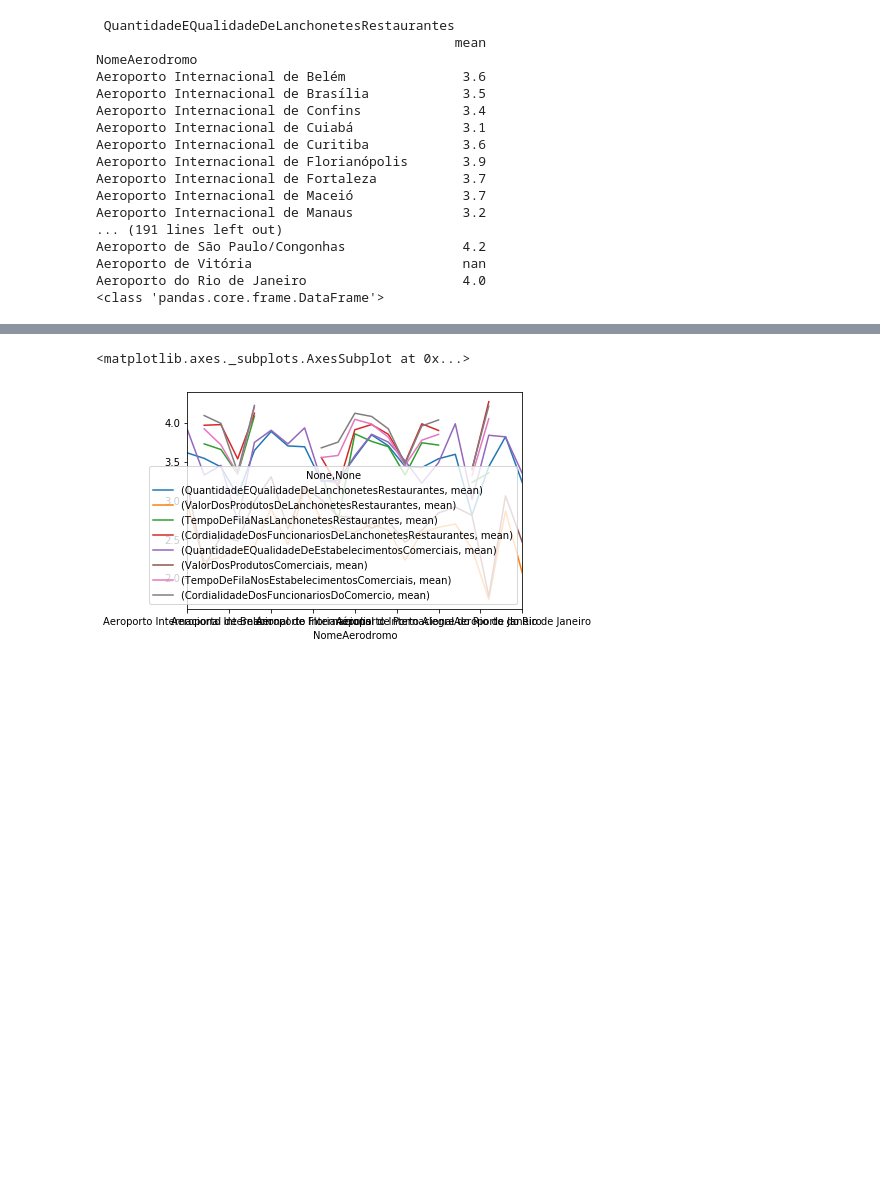
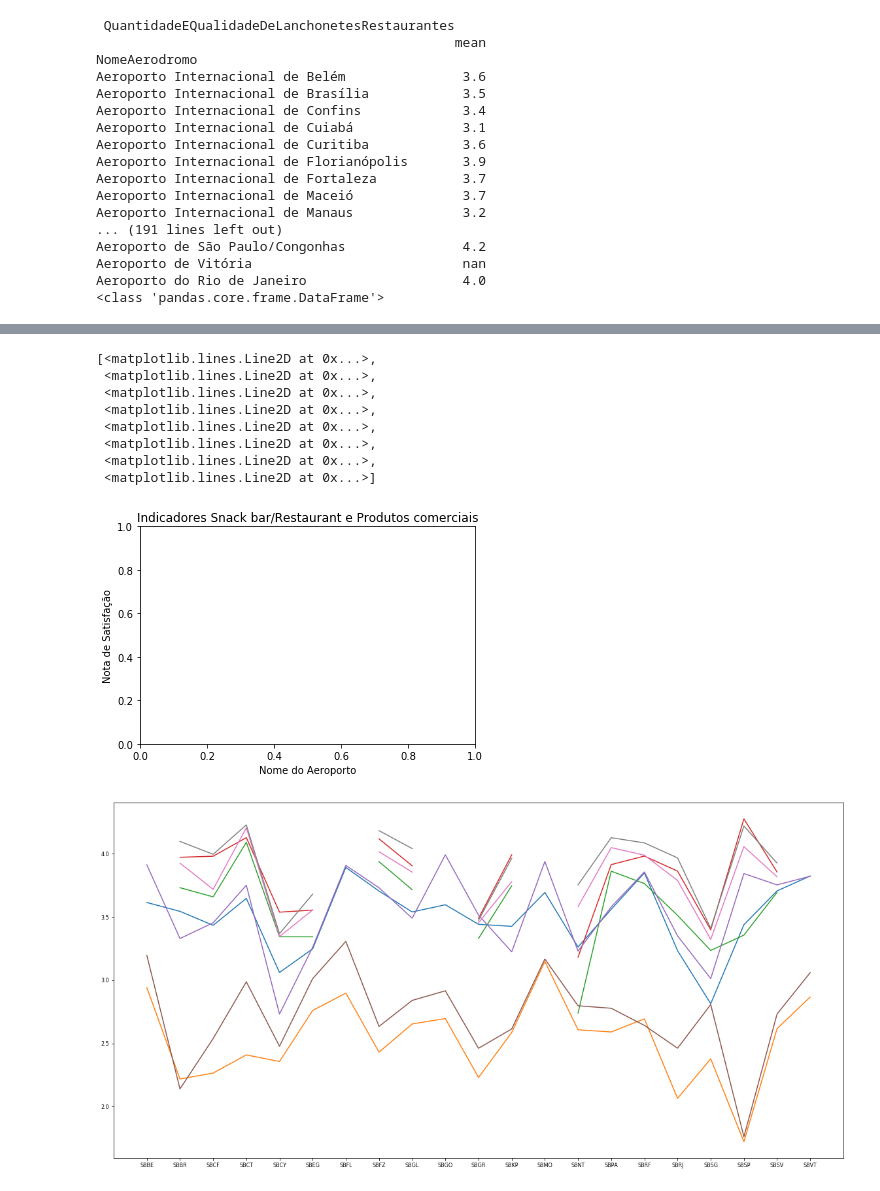
Before and after one commit to LeniceMirian/CAP394, a Jupyter notebook: Operating Performance_Airport Commercial Indicators.ipynb, the cells around one changed output, grey strips where cells are left out. Saved outputs shown, nothing was run; the diff lists cells and outputs as text; code cells hidden in the pictures; blank space fills up the shorter version.

```diff
--- a/Operating Performance_Airport Commercial Indicators.ipynb
+++ b/Operating Performance_Airport Commercial Indicators.ipynb
@@ -374,4 +233,15 @@ Name: TempoDeAntecedenciaDeChegadaParaOVoo, dtype: int64
 # %%
-novacoluna_tempo_de_espera = newdf["TempoDeAntecedenciaDeChegadaParaOVoo"].replace('1h a 1h e 30min','1h até 1h30min').replace('01h01min até 01h30min','1h até 1h30min').replace('2h e 30min a 3h', '2h30min até 3h').replace('02h31min até 03h00min','2h30min até 3h').replace('Mais de 03h01min', 'Mais de 3h').replace('Mais de 03h01min ', 'Mais de 3h').replace('30min a 1h','30min até 1h').replace('00h30min até 01h00min', '30min até 1h').replace('2h a 2h e 30min', '2h até 2h30min').replace('02h01min até 02h30min', '2h até 2h30min').replace('1h e 30min a 2h', '1h30min até 2h').replace('01h31min até 02h00min ', '1h30min até 2h').replace('01h31min até 02h00min', '1h30min até 2h').value_counts()
-novacoluna_tempo_de_espera
+#Define uma função genérica usando a função replace
+def coding(col, codeDict):
+  colCoded = pd.Series(col, copy=True)
+  for key, value in codeDict.items():
+    colCoded.replace(key, value, inplace=True)
+  return colCoded
+
+#Codificando TempoDeAntecedenciaDeChegadaParaOVoo:
+print('Before Coding:')
+print(pd.value_counts(newdf["TempoDeAntecedenciaDeChegadaParaOVoo"]))
+newdf["TempoDeAntecedenciaDeChegadaParaOVoo_Coded"] = coding(newdf["TempoDeAntecedenciaDeChegadaParaOVoo"], {'1h a 1h e 30min':'1h até 1h30min','01h01min até 01h30min':'1h até 1h30min', '2h e 30min a 3h':'2h30min até 3h', '02h31min até 03h00min':'2h30min até 3h', 'Mais de 03h01min':'Mais de 3h', 'Mais de 03h01min ': 'Mais de 3h','30min a 1h':'30min até 1h','00h30min até 01h00min': '30min até 1h','2h a 2h e 30min': '2h até 2h30min','02h01min até 02h30min': '2h até 2h30min','1h e 30min a 2h': '1h30min até 2h','01h31min até 02h00min ': '1h30min até 2h','01h31min até 02h00min': '1h30min até 2h'})
+print('\nAfter Coding:')
+print(pd.value_counts(newdf["TempoDeAntecedenciaDeChegadaParaOVoo_Coded"]))
 # %% [output]
@@ -456,15 +377,33 @@ Aeroporto do Rio de Janeiro                    4.0
 | Aeroporto de São Paulo/Congonhas | 3.437916 | 1.721828 | 3.356157 | 4.275688 | ... |
 | Aeroporto de Vitória | 3.824130 | 2.866909 | NaN | NaN | ... |
 | Aeroporto do Rio de Janeiro | 3.233084 | 2.064484 | 3.512071 | 3.862350 | ... |
-# %%
-(newdf.groupby('NomeAerodromo').agg([np.mean])[['QuantidadeEQualidadeDeLanchonetesRestaurantes',
-       'ValorDosProdutosDeLanchonetesRestaurantes',
-       'TempoDeFilaNasLanchonetesRestaurantes',
-       'CordialidadeDosFuncionariosDeLanchonetesRestaurantes',
-       'QuantidadeEQualidadeDeEstabelecimentosComerciais',
-       'ValorDosProdutosComerciais',
-       'TempoDeFilaNosEstabelecimentosComerciais',
-       'CordialidadeDosFuncionariosDoComercio']]).plot()
-# %% [output]
-<matplotlib.axes._subplots.AxesSubplot at 0x...>
-[figure, removed]
+# %%
+indicators = (newdf.groupby('IcaoAerodromo').agg([np.mean])[['QuantidadeEQualidadeDeLanchonetesRestaurantes',
+       'ValorDosProdutosDeLanchonetesRestaurantes',
+       'TempoDeFilaNasLanchonetesRestaurantes',
+       'CordialidadeDosFuncionariosDeLanchonetesRestaurantes',
+       'QuantidadeEQualidadeDeEstabelecimentosComerciais',
+       'ValorDosProdutosComerciais',
+       'TempoDeFilaNosEstabelecimentosComerciais',
+       'CordialidadeDosFuncionariosDoComercio']])
+
+
+plt.title('Indicadores Snack bar/Restaurant e Produtos comerciais')
+plt.xlabel('Nome do Aeroporto')
+plt.ylabel('Nota de Satisfação')
+plt.rcParams.update({'font.size': 8})
+plt.rcParams['xtick.labelsize'] = 8
+plt.rcParams['ytick.labelsize'] = 8
+plt.figure(figsize=(20,10))
+plt.plot(indicators)
+# %% [output]
+[<matplotlib.lines.Line2D at 0x...>,
+ <matplotlib.lines.Line2D at 0x...>,
+ <matplotlib.lines.Line2D at 0x...>,
+ <matplotlib.lines.Line2D at 0x...>,
+ <matplotlib.lines.Line2D at 0x...>,
+ <matplotlib.lines.Line2D at 0x...>,
+ <matplotlib.lines.Line2D at 0x...>,
+ <matplotlib.lines.Line2D at 0x...>]
+[figure, added]
+[figure, added]
```
Also changed, not shown: parts of 27 cells of this notebook.
